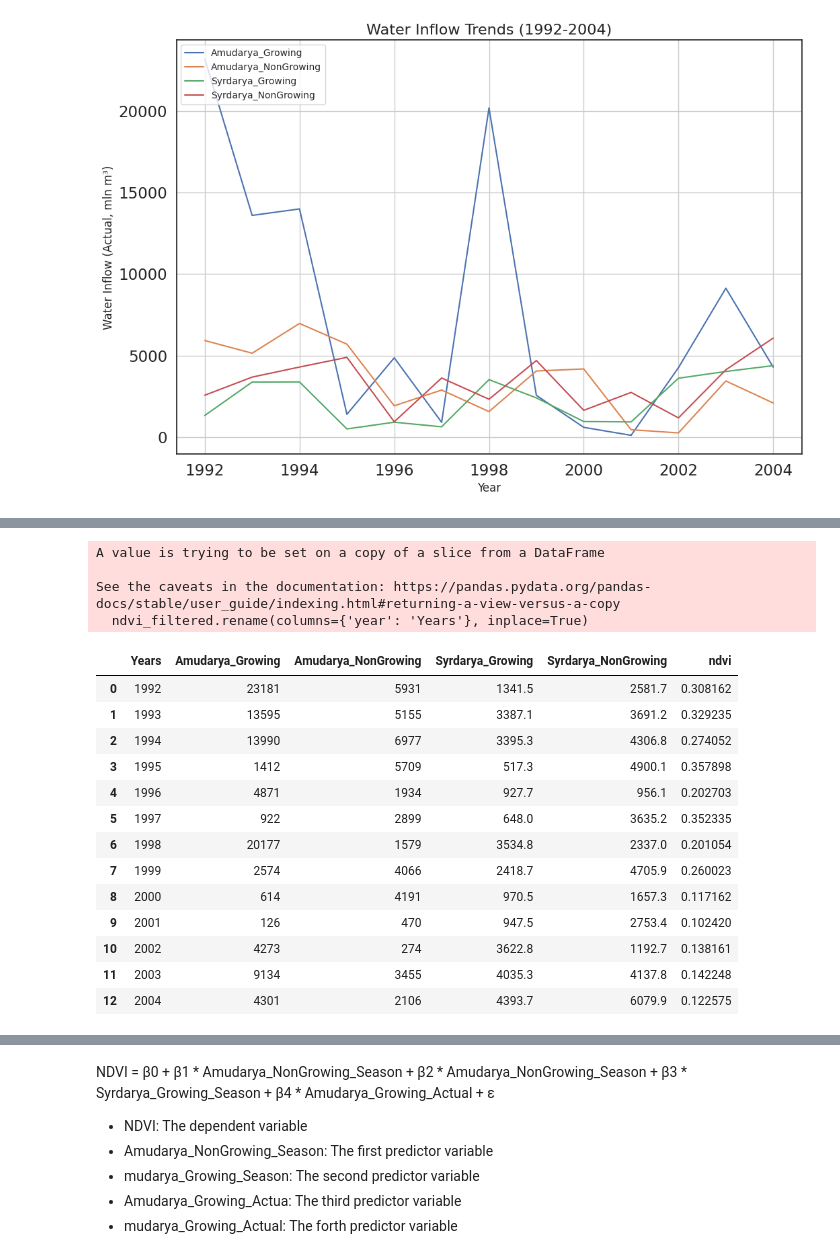
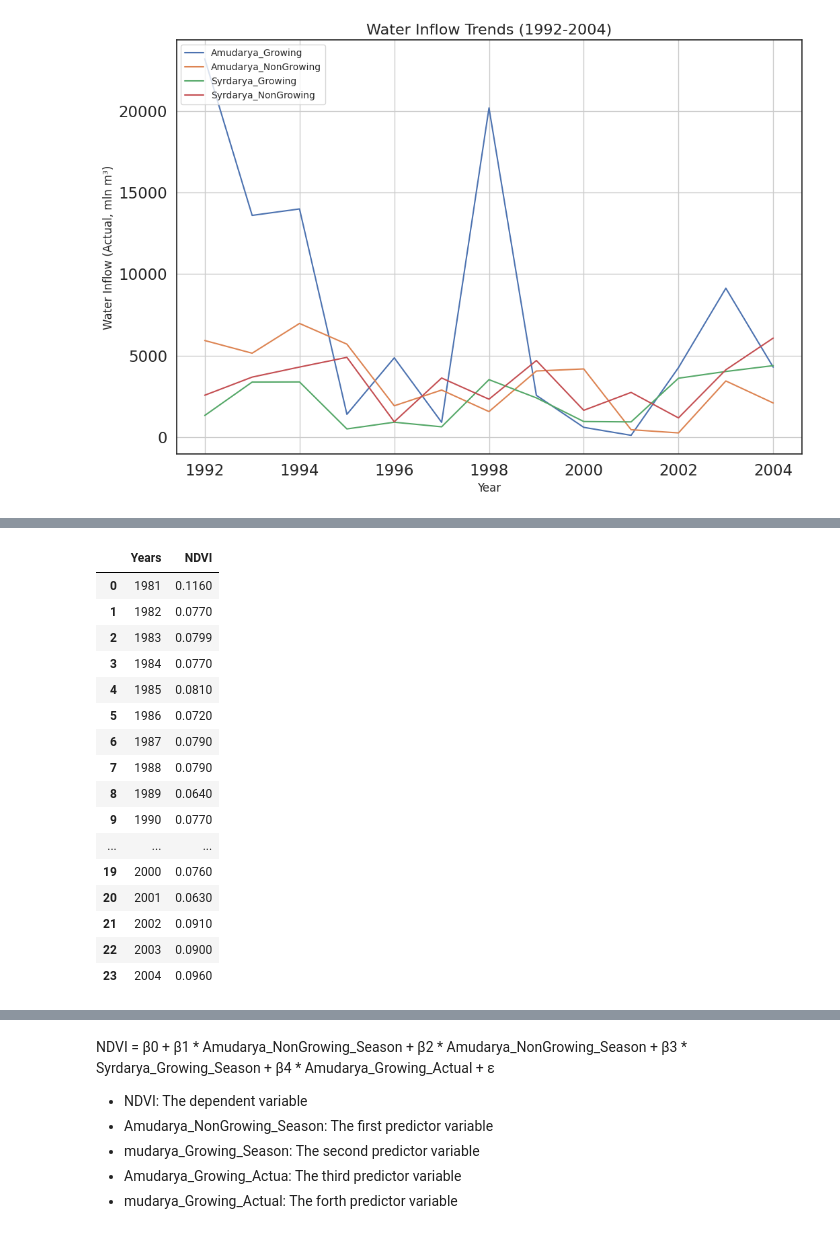
Before and after one commit to Lesiazhou/QM2, a Jupyter notebook: Salinity,_Precipitation,_Water_Inflow_vs_NDVI.ipynb, the cells around one changed output, grey strips where cells are left out. Drawn from its saved outputs; the diff is of its cells as text; code cells hidden in the pictures.

```diff
--- a/Salinity,_Precipitation,_Water_Inflow_vs_NDVI.ipynb
+++ b/Salinity,_Precipitation,_Water_Inflow_vs_NDVI.ipynb
@@ -174,38 +174,25 @@ Saving ndvi_data.csv to ndvi_data.csv
-# %%
-import pandas as pd
-
-# Load the water delivery data and NDVI data
-water_delivery_df = df_waterinflow  # Replace with your file path
-ndvi_df = pd.read_csv('ndvi_data.csv')  # Replace with your file path
-
-# Filter NDVI data for 1992–2004
-ndvi_filtered = ndvi_df[(ndvi_df['year'] >= 1992) & (ndvi_df['year'] <= 2004)]
-
-# Rename the 'year' column in NDVI data to match the water delivery data's 'Years' column
-ndvi_filtered.rename(columns={'year': 'Years'}, inplace=True)
-
-# Merge the water delivery data with NDVI data
-merged_df = pd.merge(water_delivery_df, ndvi_filtered[['Years', 'ndvi']], on='Years', how='left')
-
-# Save the merged data to a new CSV file
-merged_df.to_csv('Merged_Water_Delivery_with_NDVI.csv', index=False)
-merged_df
-# %% [output]
-A value is trying to be set on a copy of a slice from a DataFrame
-
-See the caveats in the documentation: https://pandas.pydata.org/pandas-docs/stable/user_guide/indexing.html#returning-a-view-versus-a-copy
-  ndvi_filtered.rename(columns={'year': 'Years'}, inplace=True)
-|  | Years | Amudarya_Growing | Amudarya_NonGrowing | Syrdarya_Growing | Syrdarya_NonGrowing | ndvi |
-| 0 | 1992 | 23181 | 5931 | 1341.5 | 2581.7 | 0.308162 |
-| 1 | 1993 | 13595 | 5155 | 3387.1 | 3691.2 | 0.329235 |
-| 2 | 1994 | 13990 | 6977 | 3395.3 | 4306.8 | 0.274052 |
-| 3 | 1995 | 1412 | 5709 | 517.3 | 4900.1 | 0.357898 |
-| 4 | 1996 | 4871 | 1934 | 927.7 | 956.1 | 0.202703 |
-| 5 | 1997 | 922 | 2899 | 648.0 | 3635.2 | 0.352335 |
-| 6 | 1998 | 20177 | 1579 | 3534.8 | 2337.0 | 0.201054 |
-| 7 | 1999 | 2574 | 4066 | 2418.7 | 4705.9 | 0.260023 |
-| 8 | 2000 | 614 | 4191 | 970.5 | 1657.3 | 0.117162 |
-| 9 | 2001 | 126 | 470 | 947.5 | 2753.4 | 0.102420 |
-| 10 | 2002 | 4273 | 274 | 3622.8 | 1192.7 | 0.138161 |
-| 11 | 2003 | 9134 | 3455 | 4035.3 | 4137.8 | 0.142248 |
-| 12 | 2004 | 4301 | 2106 | 4393.7 | 6079.9 | 0.122575 |
+# %%
+import pandas as pd
+
+# Load the water delivery data and NDVI data
+water_delivery_df = df_waterinflow  # Replace with your file path
+ndvi_df = pd.read_csv('Year_NDVI.csv')
+ndvi_df
+# %% [output]
+|  | Years | NDVI |
+| 0 | 1981 | 0.1160 |
+| 1 | 1982 | 0.0770 |
+| 2 | 1983 | 0.0799 |
+| 3 | 1984 | 0.0770 |
+| 4 | 1985 | 0.0810 |
+| 5 | 1986 | 0.0720 |
+| 6 | 1987 | 0.0790 |
+| 7 | 1988 | 0.0790 |
+| 8 | 1989 | 0.0640 |
+| 9 | 1990 | 0.0770 |
+| ... | ... | ... |
+| 19 | 2000 | 0.0760 |
+| 20 | 2001 | 0.0630 |
+| 21 | 2002 | 0.0910 |
+| 22 | 2003 | 0.0900 |
+| 23 | 2004 | 0.0960 |
```
Also changed, not shown: parts of 4 cells of this notebook.
